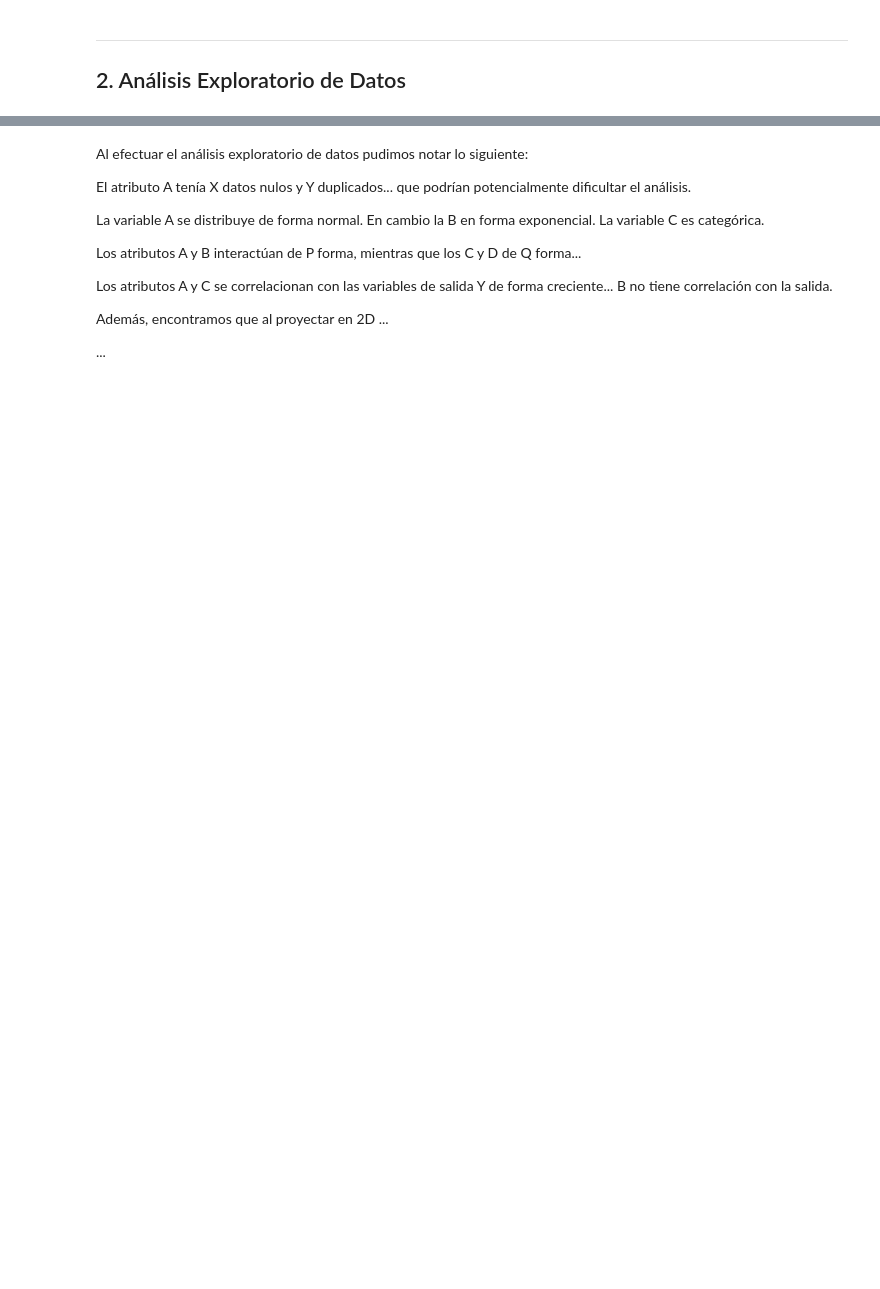
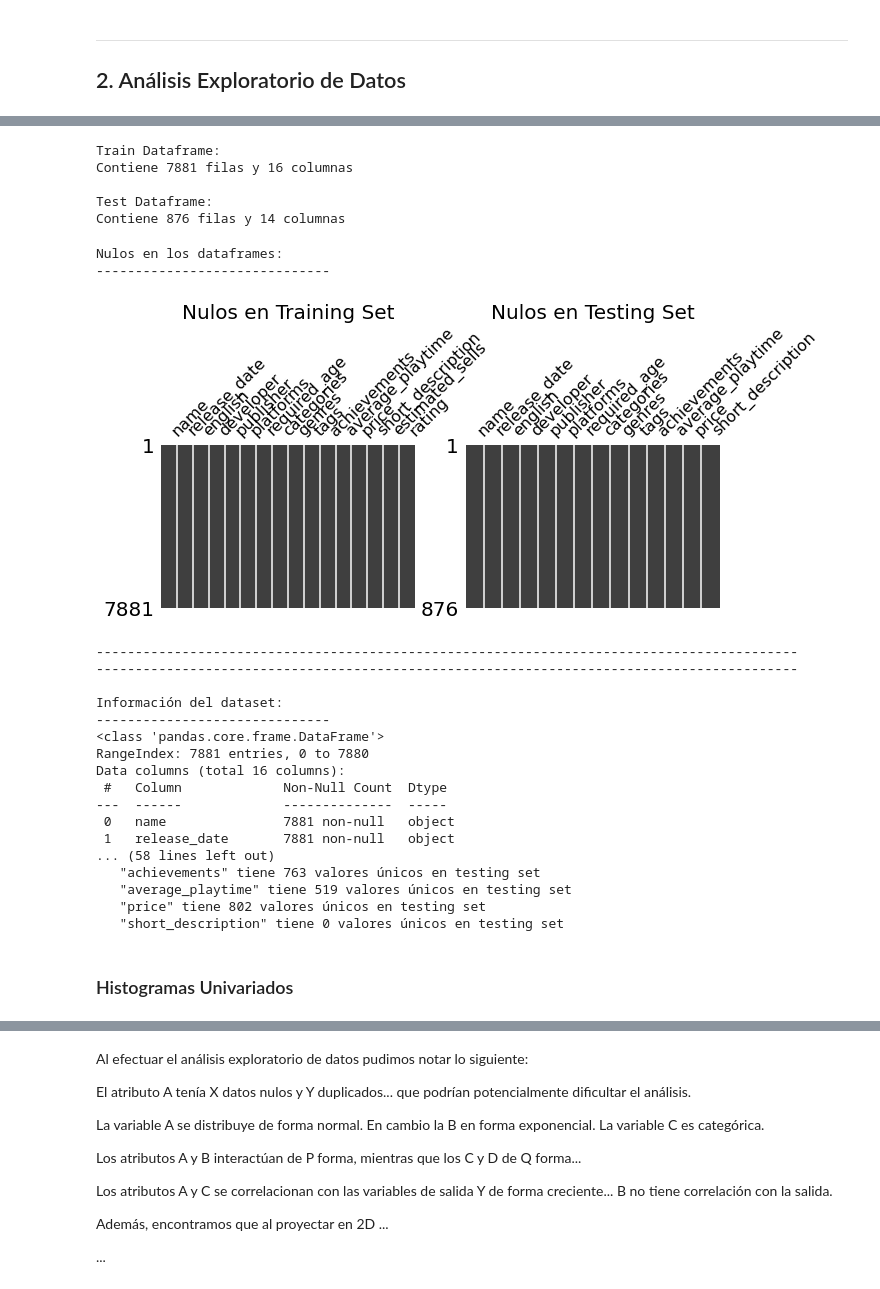
Before and after one commit to wernergh9/MDS7202, a Jupyter notebook: Proyecto/Proyecto.ipynb, the cells around one changed output, grey strips where cells are left out. Drawn from its saved outputs; the diff is of its cells as text; code cells hidden in the pictures; blank space fills up the shorter version.

```diff
--- a/Proyecto/Proyecto.ipynb
+++ b/Proyecto/Proyecto.ipynb
@@ -213,8 +305,8 @@ import pandas as pd
 # %%
 # Lectura de datos
 
-df_train = pd.read_pickle("/content/train.pickle")
-df_test = pd.read_pickle("/content/test.pickle")
+df_train = pd.read_pickle("train.pickle")
+df_test = pd.read_pickle("test.pickle")
 # %%
 display(df_train.head(5))
 # %% [output]
@@ -277,0 +319,72 @@ rating
+# %%
+print("Train Dataframe:")
+print(f"Contiene {df_train.shape[0]} filas y {df_train.shape[1]} columnas\n")
+print("Test Dataframe:")
+print(f"Contiene {df_test.shape[0]} filas y {df_test.shape[1]} columnas\n")
+# %% [output]
+Train Dataframe:
+Contiene 7881 filas y 16 columnas
+
+Test Dataframe:
+Contiene 876 filas y 14 columnas
+# %%
+# NUll matrix
+print("Nulos en los dataframes:")
+print(30*"-")
+fig, ax = plt.subplots(ncols=2,figsize=[10, 3])
+msno.matrix(df_train, ax=ax[0], sparkline=False);
+ax[0].set_title("Nulos en Training Set", size=20)
+msno.matrix(df_test, ax=ax[1], sparkline=False);
+ax[1].set_title("Nulos en Testing Set", size=20)
+plt.show()
+print(90*"-")
+print(90*"-")
+
+# Información
+print("\nInformación del dataset:")
+print(30*"-")
+df_train.info()
+print(90*"-")
+print(90*"-")
+# Duplicados
+
+print("\nDuplicados:")
+print(30*"-")
+
+print("Por fila completa:\n")
+print(f"Hay {df_train.duplicated().sum()} filas duplicadas en training set")
+print(f"Hay {df_test.duplicated().sum()} filas duplicadas en testing set")
+print(90*"-")
+print(90*"-")
+
+print("\nValores únicos por columna:\n")
+print(30*"-")
+
+for column in df_train.columns:
+    print(f"   \"{column}\" tiene {df_train.duplicated(subset=[column]).sum()} valores únicos en training set")
+print()
+for column in df_test.columns:
+    print(f"   \"{column}\" tiene {df_test.duplicated(subset=[column]).sum()} valores únicos en testing set")
+# %% [output]
+Nulos en los dataframes:
+------------------------------
+[figure, added]
+------------------------------------------------------------------------------------------
+------------------------------------------------------------------------------------------
+
+Información del dataset:
+------------------------------
+<class 'pandas.core.frame.DataFrame'>
+RangeIndex: 7881 entries, 0 to 7880
+Data columns (total 16 columns):
+ #   Column             Non-Null Count  Dtype
+---  ------             --------------  -----
+ 0   name               7881 non-null   object
+ 1   release_date       7881 non-null   object
+... (58 lines left out)
+   "achievements" tiene 763 valores únicos en testing set
+   "average_playtime" tiene 519 valores únicos en testing set
+   "price" tiene 802 valores únicos en testing set
+   "short_description" tiene 0 valores únicos en testing set
+# %% [markdown]
+### Histogramas Univariados
```
Also changed, not shown: parts of 63 cells of this notebook.
